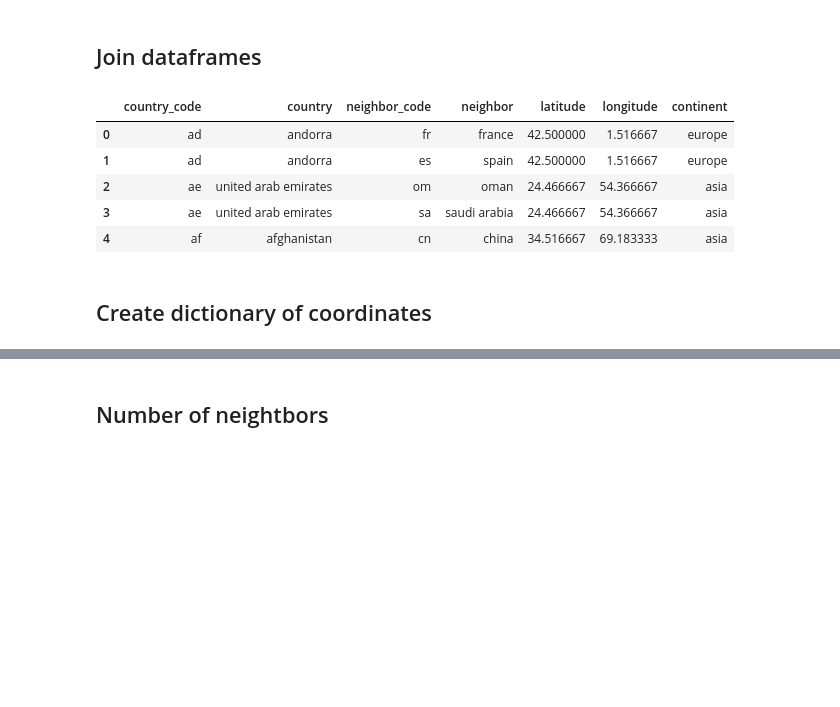
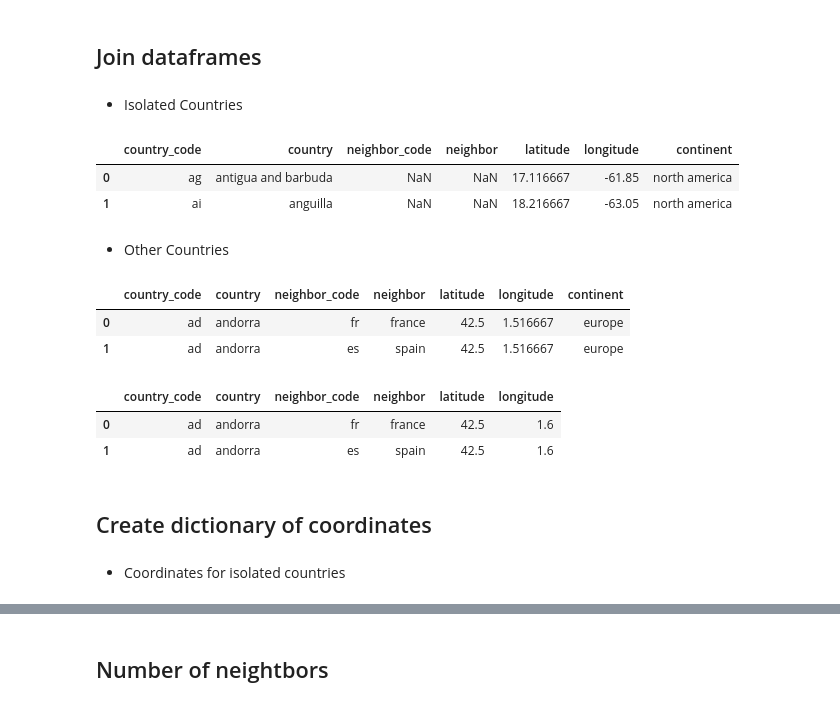
Before and after one commit to C1587S/world-graphs, a Jupyter notebook: notebooks/data_exploration.ipynb, the cells around one changed output, grey strips where cells are left out. Drawn from its saved outputs; the diff is of its cells as text; code cells hidden in the pictures; blank space fills up the shorter version.

```diff
--- a/notebooks/data_exploration.ipynb
+++ b/notebooks/data_exploration.ipynb
@@ -140,19 +150,32 @@ coord_df_filt2.head()
 | 4 | ad | 42.5000 | 1.6 |
 # %% [markdown]
 ## Join dataframes
+# %% [markdown]
+- Isolated Countries
+# %%
+full_df_iso = pd.merge(df_no_neighbors, coord_df_filt, on='country_code', how='inner')
+full_df_iso.head(2)
+# %% [output]
+|  | country_code | country | neighbor_code | neighbor | latitude | longitude | continent |
+| 0 | ag | antigua and barbuda | NaN | NaN | 17.116667 | -61.85 | north america |
+| 1 | ai | anguilla | NaN | NaN | 18.216667 | -63.05 | north america |
+# %% [markdown]
+- Other Countries
 # %%
 # First approach
 full_df = pd.merge(brd_df, coord_df_filt, on='country_code', how='inner')
-full_df.head()
+full_df.head(2)
 # %% [output]
 |  | country_code | country | neighbor_code | neighbor | latitude | longitude | continent |
-| 0 | ad | andorra | fr | france | 42.500000 | 1.516667 | europe |
-| 1 | ad | andorra | es | spain | 42.500000 | 1.516667 | europe |
-| 2 | ae | united arab emirates | om | oman | 24.466667 | 54.366667 | asia |
-| 3 | ae | united arab emirates | sa | saudi arabia | 24.466667 | 54.366667 | asia |
-| 4 | af | afghanistan | cn | china | 34.516667 | 69.183333 | asia |
+| 0 | ad | andorra | fr | france | 42.5 | 1.516667 | europe |
+| 1 | ad | andorra | es | spain | 42.5 | 1.516667 | europe |
 # %%
 # second approach
 full_df2 = pd.merge(brd_df, coord_df_filt2, on='country_code', how='inner')
+full_df2.head(2)
+# %% [output]
+|  | country_code | country | neighbor_code | neighbor | latitude | longitude |
+| 0 | ad | andorra | fr | france | 42.5 | 1.6 |
+| 1 | ad | andorra | es | spain | 42.5 | 1.6 |
 # %% [markdown]
 ## Create dictionary of coordinates
@@ -158,0 +184,2 @@ full_df2 = pd.merge(brd_df, coord_df_filt2, on='country_code', how='inner')
+# %% [markdown]
+- Coordinates for isolated countries
```
Also changed, not shown: parts of 52 cells of this notebook.
